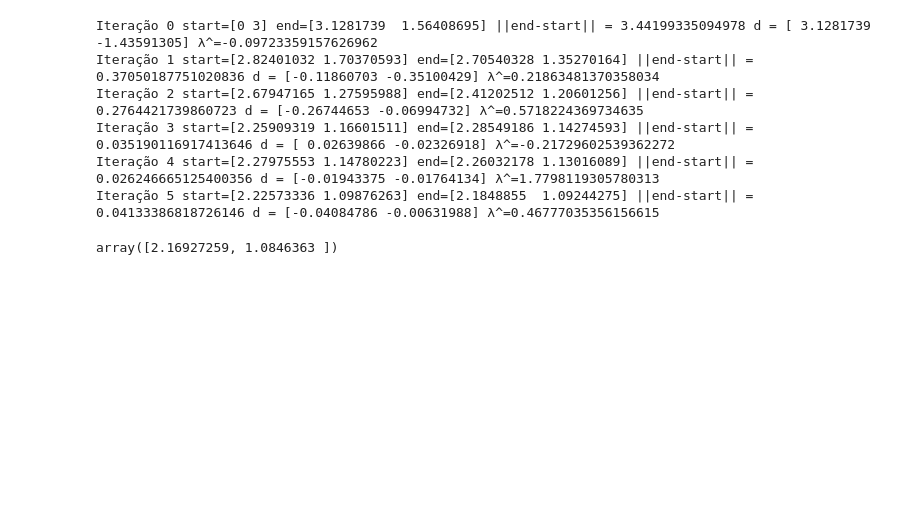
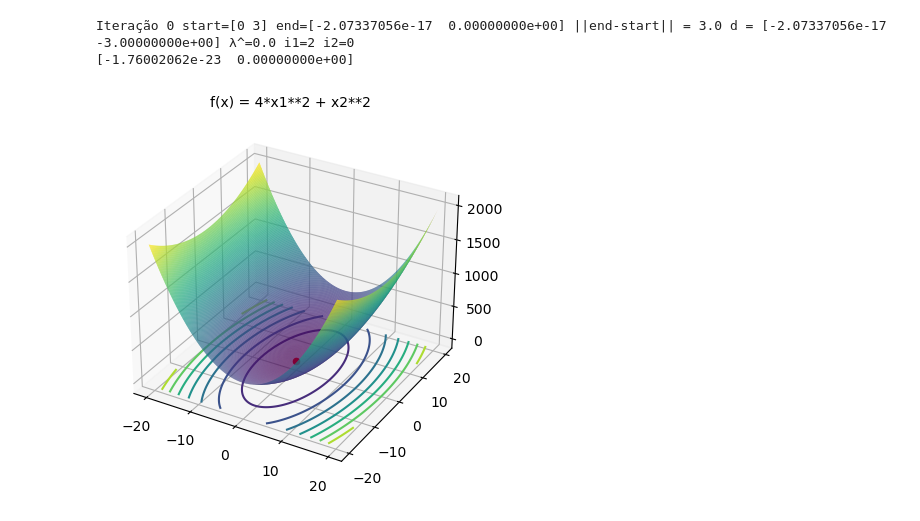
Before and after one commit to victorluis22/metodos-numericos-otimizacao, a Jupyter notebook: hookeJeeves.ipynb, the cells around one changed output. Saved outputs shown, nothing was run; the diff lists cells and outputs as text; code cells hidden in the pictures; blank space fills up the shorter version.

Commit message:
aprimorando método de hooke jeeves

```diff
--- a/hookeJeeves.ipynb
+++ b/hookeJeeves.ipynb
@@ -1,8 +1,13 @@
 # %%
 import numpy as np
+import math
+
+ALLOWED_NAMES = {
+    k: v for k, v in math.__dict__.items() if not k.startswith("__")
+}
 
 def f(function, x, x1, x2, d1, d2):
-  return eval(function)
+  return eval(function, {"__builtins__": {}, "x": x, "x1": x1, "x2": x2, "d1": d1, "d2": d2}, ALLOWED_NAMES)
 
 def deriv_f(function, x, h, x1, x2, d1, d2):
   return (f(function, x + h, x1, x2, d1, d2) - f(function, x - h, x1, x2, d1, d2))/(2*h)
@@ -24,13 +29,31 @@ def newtonSearch(function, x, x1, x2, d1, d2):
     lmbda_next = lmbda - (firstDeriv / secondDeriv)
 
     if abs(lmbda_next - lmbda) < e:
-      return [lmbda_next, f(function, lmbda_next, x1, x2, d1, d2)]
+      return [time, lmbda_next, f(function, lmbda_next, x1, x2, d1, d2)]
     else:
       lmbda = lmbda_next
 
     time += 1
 
   raise TimeoutError(f"Algum erro aconteceu, programa demorou muito para responder.")
+# %%
+import matplotlib.pyplot as plt
+
+def plot3D(function, min):
+    fig = plt.figure()
+    ax = fig.add_subplot(projection='3d')
+
+    ax.set_title(f'f(x) = {function}', fontsize=10)
+    x1 = np.arange(-20, 20, 0.15)
+    x2 = np.arange(-20, 20, 0.15)
+    x1, x2 = np.meshgrid(x1, x2)
+    z = eval(function)
+
+    ax.plot_surface(x1, x2, z, rstride=1, cstride=1, cmap='viridis', label=f'f(x) = {function}')
+    ax.contour(x1, x2, z, zdir='z', offset=-100)
+
+
+    ax.scatter(min[0], min[1], color='red', label=f'Mínimo')
 # %%
 def hookeJeeves(function, initialValue, dim):
     x1, x2 = initialValue[0], initialValue[1]
@@ -42,53 +65,54 @@ def hookeJeeves(function, initialValue, dim):
         [0,1]]
     )
 
-    limit = 0.01
+    limit = 0.0001
     k = 0
     timeout = 100
     time = 0
 
     while time < timeout:
+        i1, i2 = 0, 0
         start = np.array([x1, x2])
         end = np.array([0, 0])
 
         for k in range(dim):
             d1, d2 = d[k][0], d[k][1]
 
-            [x, y] = newtonSearch(nextFunc, x1, x1, x2, d1, d2)
+            [i1, x, y] = newtonSearch(nextFunc, max([x1, x2]), x1, x2, d1, d2)
 
             x1, x2 = eval(nextValue[0]), eval(nextValue[1])
 
             if k == dim-1:
                 end = np.array([x1, x2])
 
         resultd = end - start
         startEndMod = np.sqrt(np.sum((resultd) ** 2))
 
         if startEndMod < limit:
             return end
 
         d1, d2 = resultd[0], resultd[1]
 
-        [x, y] = newtonSearch(nextFunc, x1, x1, x2, d1, d2)
+        [i2, x, y] = newtonSearch(nextFunc, max([x1, x2]), x1, x2, d1, d2)
 
         x1, x2 = eval(nextValue[0]), eval(nextValue[1])
 
-        print(f"Iteração {time} start={start} end={end} ||end-start|| = {startEndMod} d = {resultd} λ^={x}")
+        print(f"Iteração {time} start={start} end={end} ||end-start|| = {startEndMod} d = {resultd} λ^={x} i1={i1} i2={i2}")
 
         time += 1
 
-function = "(x1 - 2)**4 + (x1 - 2*x2)**2"
+function = "4*x1**2 + x2**2"
 initialValue = np.array([0,3])
 
-hookeJeeves(function, initialValue, 2)
+min = hookeJeeves(function, initialValue, 2)
+
+print(min)
+
+plot3D(function, min)
 # %% [output]
-Iteração 0 start=[0 3] end=[3.1281739  1.56408695] ||end-start|| = 3.44199335094978 d = [ 3.1281739  -1.43591305] λ^=-0.09723359157626962
-Iteração 1 start=[2.82401032 1.70370593] end=[2.70540328 1.35270164] ||end-start|| = 0.37050187751020836 d = [-0.11860703 -0.35100429] λ^=0.21863481370358034
-Iteração 2 start=[2.67947165 1.27595988] end=[2.41202512 1.20601256] ||end-start|| = 0.2764421739860723 d = [-0.26744653 -0.06994732] λ^=0.5718224369734635
-Iteração 3 start=[2.25909319 1.16601511] end=[2.28549186 1.14274593] ||end-start|| = 0.035190116917413646 d = [ 0.02639866 -0.02326918] λ^=-0.21729602539362272
-Iteração 4 start=[2.27975553 1.14780223] end=[2.26032178 1.13016089] ||end-start|| = 0.026246665125400356 d = [-0.01943375 -0.01764134] λ^=1.7798119305780313
-Iteração 5 start=[2.22573336 1.09876263] end=[2.1848855  1.09244275] ||end-start|| = 0.04133386818726146 d = [-0.04084786 -0.00631988] λ^=0.46777035356156615
+Iteração 0 start=[0 3] end=[-2.07337056e-17  0.00000000e+00] ||end-start|| = 3.0 d = [-2.07337056e-17 -3.00000000e+00] λ^=0.0 i1=2 i2=0
+[-1.76002062e-23  0.00000000e+00]
-array([2.16927259, 1.0846363 ])
+[figure, added]
 # %%
 # functionx = "(x1+x - 2)**4 + (x1+x - 2*x2)**4"
 # functiony = "(x1 - 2)**4 + (x1 - 2*(x2+x))**4"
```
